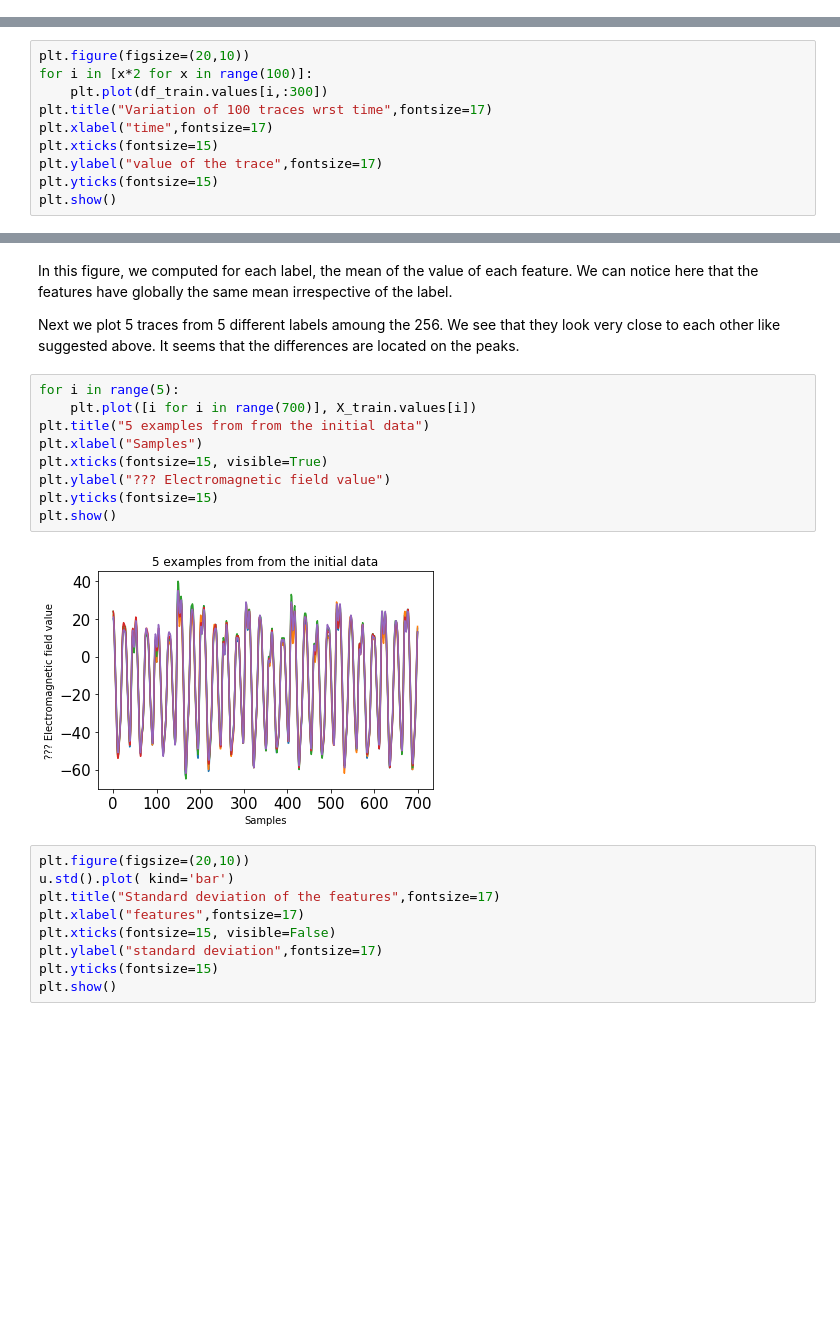
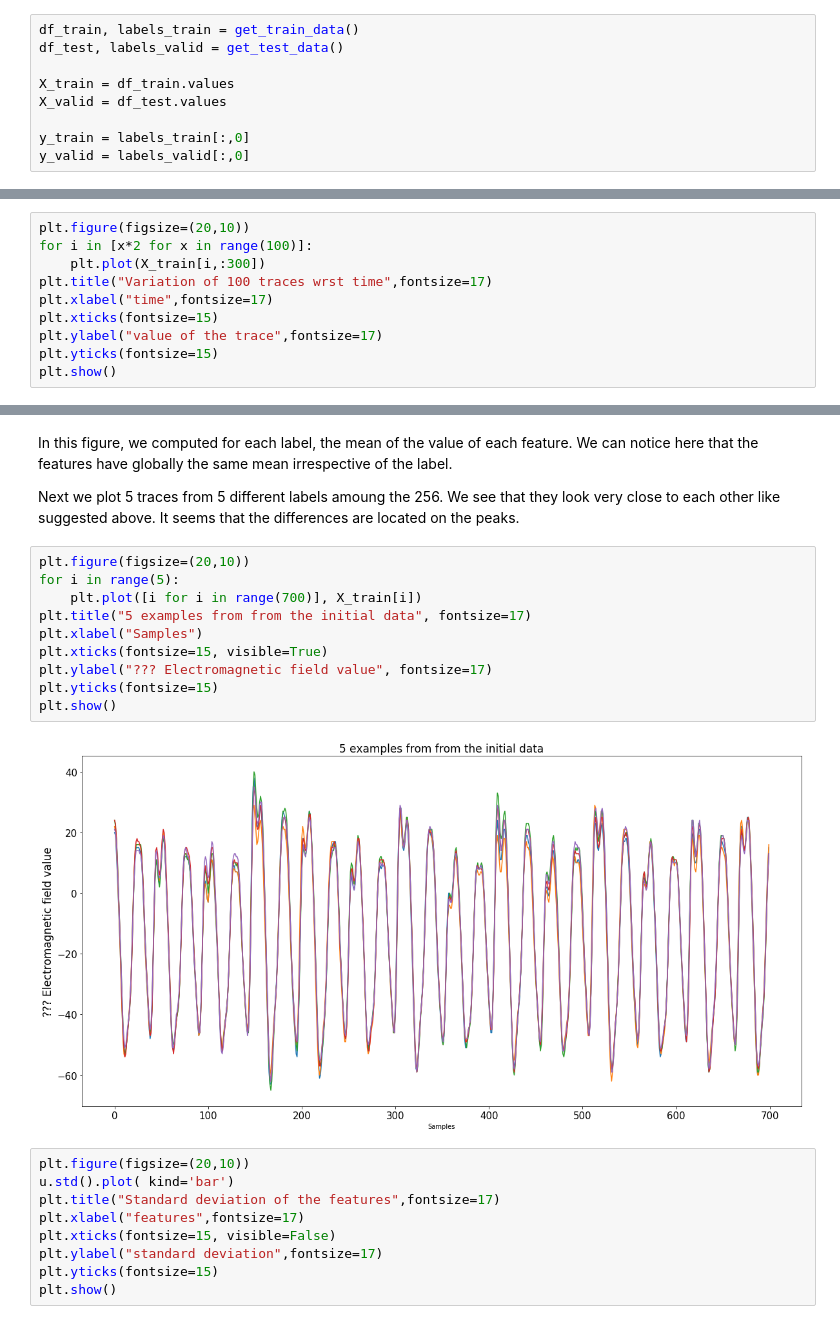
Before and after one commit to luvf/Side_channel_challenge, a Jupyter notebook: sca_starting_kit.ipynb, the cells around one changed output, grey strips where cells are left out. Cells and saved outputs as stored; diff of their text form; blank space fills up the shorter version.

```diff
--- a/sca_starting_kit.ipynb
+++ b/sca_starting_kit.ipynb
@@ -100 +84,10 @@ df_test  = pd.DataFrame(y_train)
+# %%
+df_train, labels_train = get_train_data()
+df_test, labels_valid = get_test_data()
+
+X_train = df_train.values
+X_valid = df_test.values
+
+y_train = labels_train[:,0]
+y_valid = labels_valid[:,0]
 # %% [markdown]
@@ -115,7 +108,7 @@ df_train.describe()
 # %%
 plt.figure(figsize=(20,10))
 for i in [x*2 for x in range(100)]:
-    plt.plot(df_train.values[i,:300])
+    plt.plot(X_train[i,:300])
 plt.title("Variation of 100 traces wrst time",fontsize=17)
 plt.xlabel("time",fontsize=17)
 plt.xticks(fontsize=15)
@@ -163,16 +156,17 @@ In this figure, we computed for each label, the mean of the value of each featur
 
 Next we plot 5 traces from 5 different labels amoung the 256. We see that they look very close to each other like suggested above. It seems that the differences are located on the peaks.
 # %%
+plt.figure(figsize=(20,10))
 for i in range(5):
-    plt.plot([i for i in range(700)], X_train.values[i])
-plt.title("5 examples from from the initial data")
+    plt.plot([i for i in range(700)], X_train[i])
+plt.title("5 examples from from the initial data", fontsize=17)
 plt.xlabel("Samples")
 plt.xticks(fontsize=15, visible=True)
-plt.ylabel("??? Electromagnetic field value")
+plt.ylabel("??? Electromagnetic field value", fontsize=17)
 plt.yticks(fontsize=15)
 plt.show()
 # %% [output]
-[figure, old version]
+[figure, new version]
 # %%
 plt.figure(figsize=(20,10))
 u.std().plot( kind='bar')
```
Also changed, not shown: parts of 18 cells of this notebook, 2 other files.
